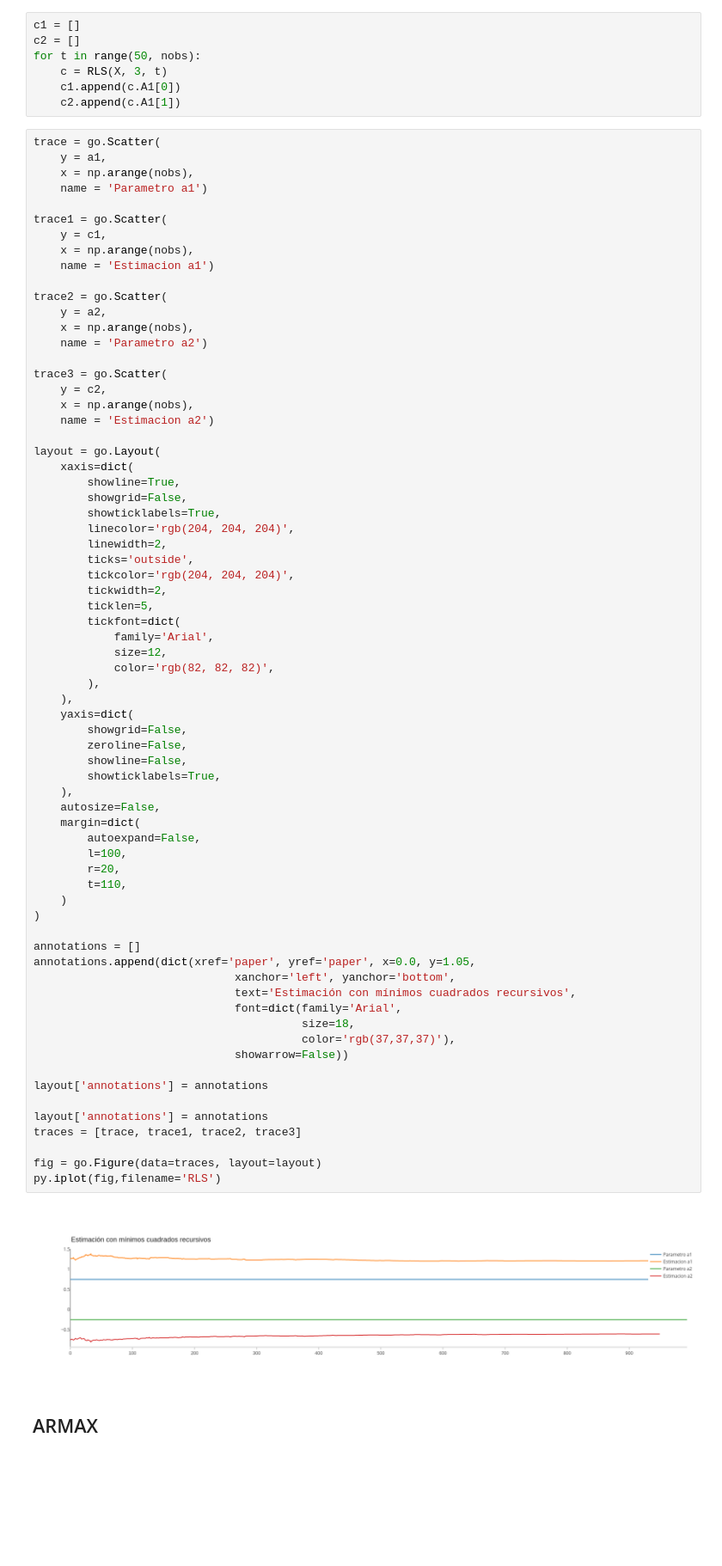
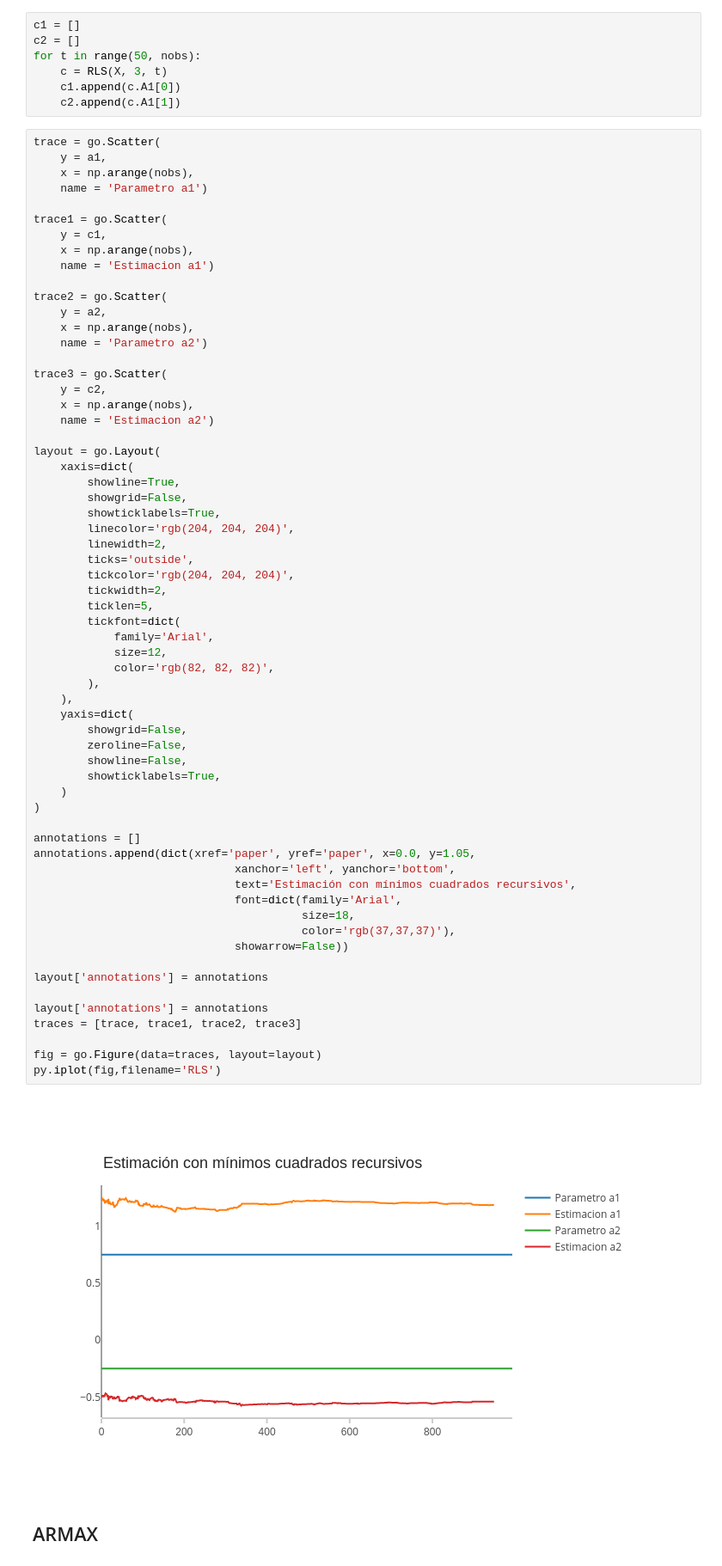
Before and after one commit to CamiVasz/Modelaci-n-experimental, a Jupyter notebook: Entrega 2/LS.ipynb, the cells around one changed output. Shown at 86% size. Cells and saved outputs as stored; diff of their text form; blank space fills up the shorter version.

```diff
--- a/Entrega 2/LS.ipynb
+++ b/Entrega 2/LS.ipynb
@@ -283,41 +270,34 @@ layout = go.Layout(
             family='Arial',
             size=12,
             color='rgb(82, 82, 82)',
         ),
     ),
     yaxis=dict(
         showgrid=False,
         zeroline=False,
         showline=False,
         showticklabels=True,
-    ),
-    autosize=False,
-    margin=dict(
-        autoexpand=False,
-        l=100,
-        r=20,
-        t=110,
     )
 )
 
 annotations = []
 annotations.append(dict(xref='paper', yref='paper', x=0.0, y=1.05,
                               xanchor='left', yanchor='bottom',
                               text='Estimación con mínimos cuadrados recursivos',
                               font=dict(family='Arial',
                                         size=18,
                                         color='rgb(37,37,37)'),
                               showarrow=False))
 
 layout['annotations'] = annotations
 
 layout['annotations'] = annotations
 traces = [trace, trace1, trace2, trace3]
 
 fig = go.Figure(data=traces, layout=layout)
 py.iplot(fig,filename='RLS')
 # %% [output]
-[figure, old version]
+[figure, new version]
 # %% [markdown]
 ## ARMAX
 # %%
```
Also changed, not shown: parts of 7 cells of this notebook.
